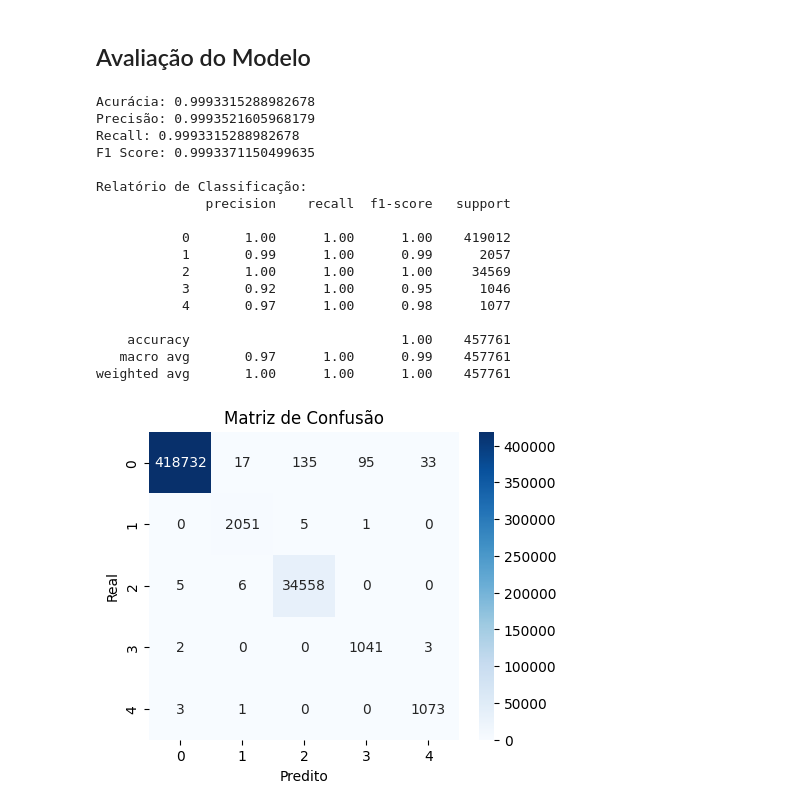
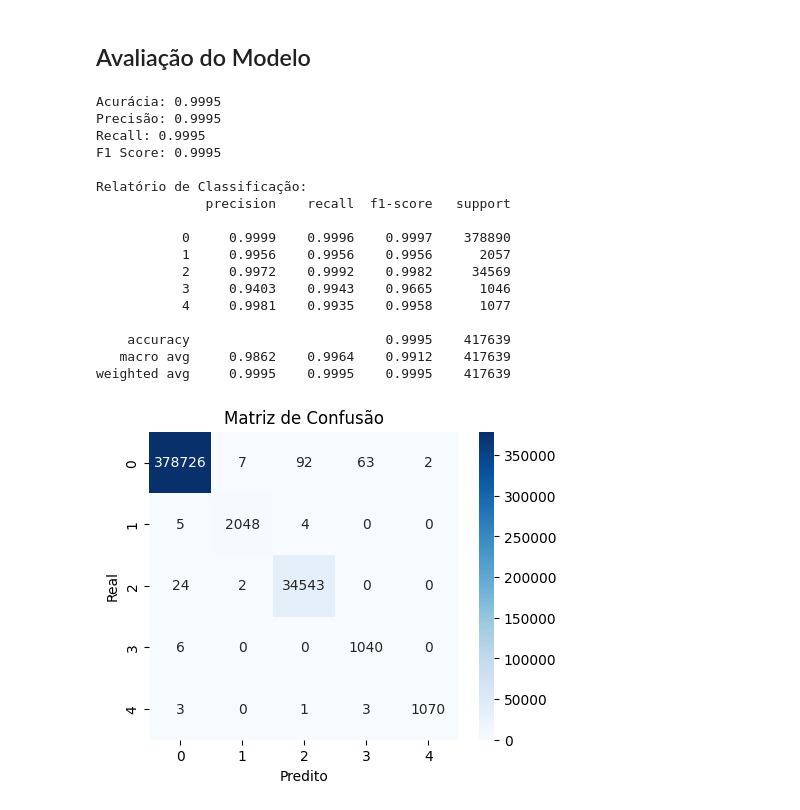
Before and after one commit to AlfredoLSN/Suricata_ML, a Jupyter notebook: main copy.ipynb, the cells around one changed output. Saved outputs shown, nothing was run; the diff lists cells and outputs as text; code cells hidden in the pictures.

```diff
--- a/main copy.ipynb
+++ b/main copy.ipynb
@@ -91,3 +194,5 @@ if "Fwd Header Length.1" in df.columns:
     print("Coluna 'Fwd Header Length.1' removida por ser idêntica a 'Fwd Header Length'.")
 # %% [output]
 Coluna 'Fwd Header Length.1' removida por ser idêntica a 'Fwd Header Length'.
+# %%
+df.drop(columns=["URG Flag Count"], inplace=True)
@@ -93,0 +203,15 @@ Coluna 'Fwd Header Length.1' removida por ser idêntica a 'Fwd Header Length'.
+# %%
+# Remover duplicatas e mostrar resumo
+linhas_antes = len(df)
+duplicatas = df.duplicated().sum()
+
+df.drop_duplicates(inplace=True)
+
+linhas_depois = len(df)
+removidas = linhas_antes - linhas_depois
+
+print(f"Duplicatas encontradas: {duplicatas}")
+print(f"Linhas antes: {linhas_antes}")
+print(f"Linhas depois: {linhas_depois}")
+print(f"Duplicatas removidas: {removidas}")
+print(f"Novo tamanho (linhas, colunas): {df.shape}")
@@ -378,26 +625,26 @@ def plot_roc_auc(y_true, y_pred_proba):
     print(f'AUC: {auc:.4f}')
 # %%
-y_predict = xgboost_bal.predict(X_test)
+y_predict = xgboost.predict(X_test)
 show_classification_metrics(y_test, y_predict)
 # %% [output]
-Acurácia: 0.9993315288982678
-Precisão: 0.9993521605968179
-Recall: 0.9993315288982678
-F1 Score: 0.9993371150499635
+Acurácia: 0.9995
+Precisão: 0.9995
+Recall: 0.9995
+F1 Score: 0.9995
 
 Relatório de Classificação:
               precision    recall  f1-score   support
 
-           0       1.00      1.00      1.00    419012
-           1       0.99      1.00      0.99      2057
-           2       1.00      1.00      1.00     34569
-           3       0.92      1.00      0.95      1046
-           4       0.97      1.00      0.98      1077
+           0     0.9999    0.9996    0.9997    378890
+           1     0.9956    0.9956    0.9956      2057
+           2     0.9972    0.9992    0.9982     34569
+           3     0.9403    0.9943    0.9665      1046
+           4     0.9981    0.9935    0.9958      1077
 
-    accuracy                           1.00    457761
-   macro avg       0.97      1.00      0.99    457761
-weighted avg       1.00      1.00      1.00    457761
+    accuracy                         0.9995    417639
+   macro avg     0.9862    0.9964    0.9912    417639
+weighted avg     0.9995    0.9995    0.9995    417639
-[figure, old version]
+[figure, new version]
 # %%
 from sklearn.metrics import classification_report
 
```
Also changed, not shown: parts of 18 cells of this notebook, 8 other files.
